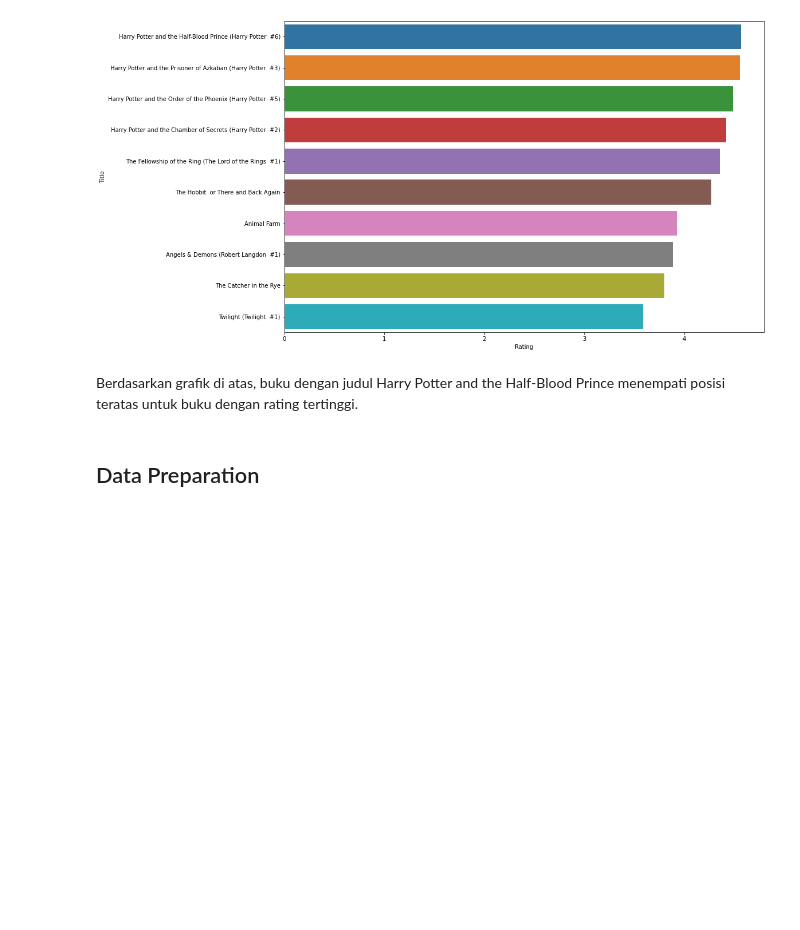
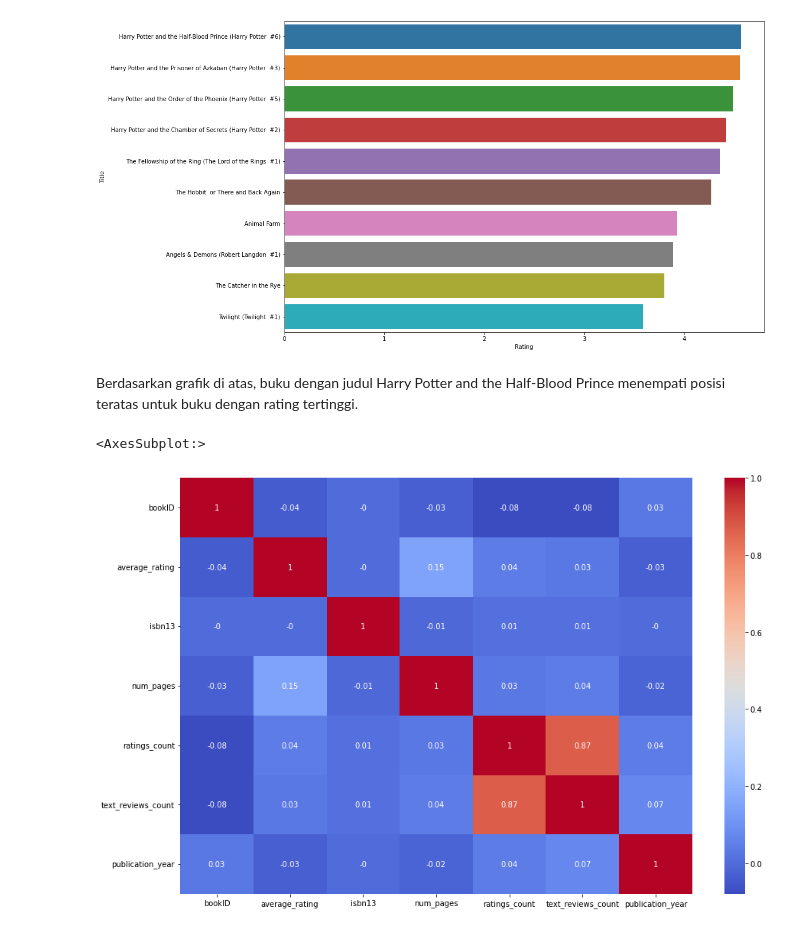
Before and after one commit to habibsatya/dicoding-training, a Jupyter notebook: code/books-recommendation.ipynb, the cells around one changed output. Drawn from its saved outputs; the diff is of its cells as text; code cells hidden in the pictures; blank space fills up the shorter version.

```diff
--- a/code/books-recommendation.ipynb
+++ b/code/books-recommendation.ipynb
@@ -428,5 +432,10 @@ plt.show()
 [figure]
 # %% [markdown]
 Berdasarkan grafik di atas, buku dengan judul Harry Potter and the Half-Blood Prince menempati posisi teratas untuk buku dengan rating tertinggi.
-# %% [markdown]
-## Data Preparation
+# %%
+plt.figure(figsize=(15, 10))
+correlation_matrix = books.corr().round(2)
+sns.heatmap(correlation_matrix, annot=True, cmap="coolwarm")
+# %% [output]
+<AxesSubplot:>
+[figure, added]
```
Also changed, not shown: parts of 27 cells of this notebook.
